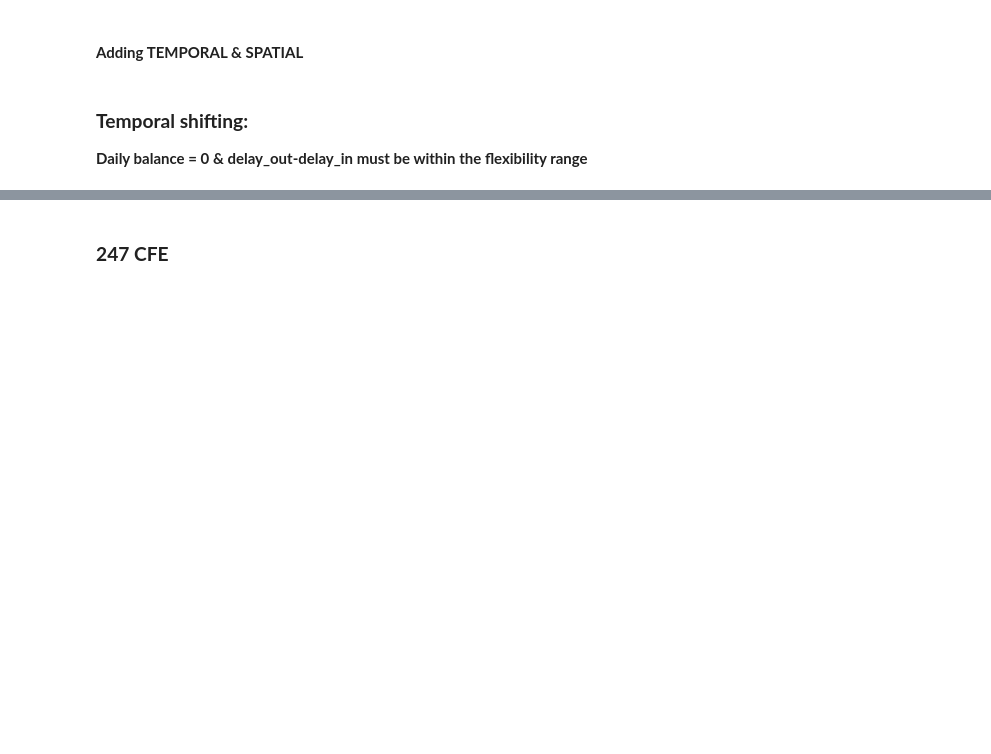
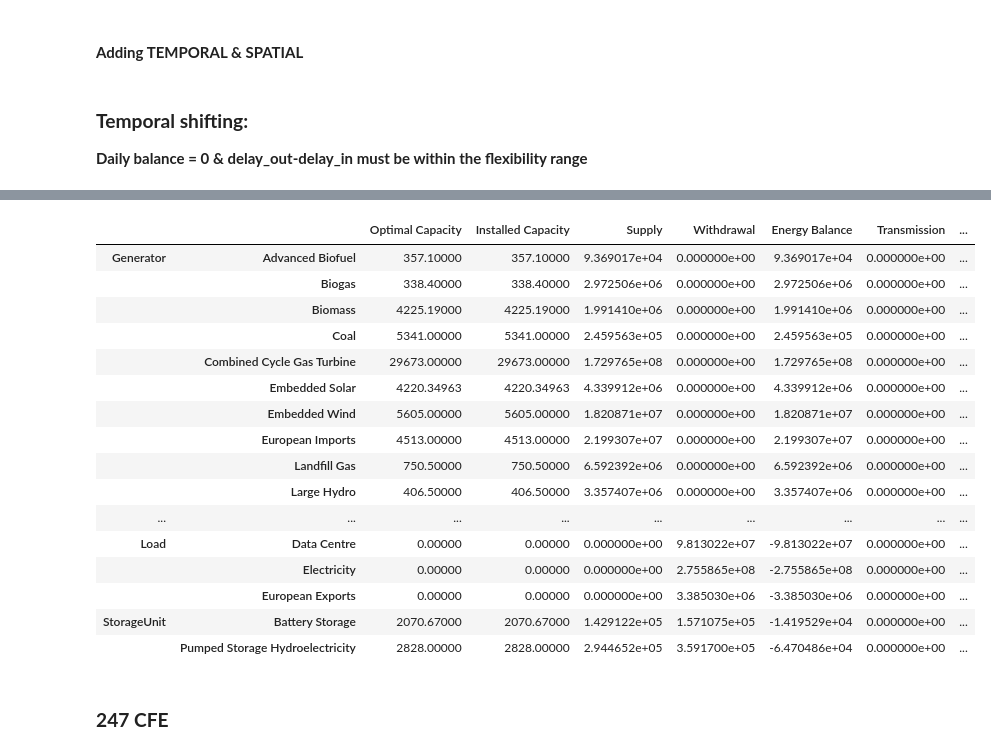
Before and after one commit to marta-uoe/PyPSA-GB-datacentres, a Jupyter notebook: notebooks/Martas_tests.ipynb, the cells around one changed output, grey strips where cells are left out. Cells and saved outputs as stored; diff of their text form; code cells hidden in the pictures; blank space fills up the shorter version.

```diff
--- a/notebooks/Martas_tests.ipynb
+++ b/notebooks/Martas_tests.ipynb
@@ -1608,3 +1432,23 @@ NameError: name 'test_network' is not defined
+# %%
+___.statistics()
+# %% [output]
+|  |  | Optimal Capacity | Installed Capacity | Supply | Withdrawal | Energy Balance | Transmission | ... |
+| Generator | Advanced Biofuel | 357.10000 | 357.10000 | 9.369017e+04 | 0.000000e+00 | 9.369017e+04 | 0.000000e+00 | ... |
+|  | Biogas | 338.40000 | 338.40000 | 2.972506e+06 | 0.000000e+00 | 2.972506e+06 | 0.000000e+00 | ... |
+|  | Biomass | 4225.19000 | 4225.19000 | 1.991410e+06 | 0.000000e+00 | 1.991410e+06 | 0.000000e+00 | ... |
+|  | Coal | 5341.00000 | 5341.00000 | 2.459563e+05 | 0.000000e+00 | 2.459563e+05 | 0.000000e+00 | ... |
+|  | Combined Cycle Gas Turbine | 29673.00000 | 29673.00000 | 1.729765e+08 | 0.000000e+00 | 1.729765e+08 | 0.000000e+00 | ... |
+|  | Embedded Solar | 4220.34963 | 4220.34963 | 4.339912e+06 | 0.000000e+00 | 4.339912e+06 | 0.000000e+00 | ... |
+|  | Embedded Wind | 5605.00000 | 5605.00000 | 1.820871e+07 | 0.000000e+00 | 1.820871e+07 | 0.000000e+00 | ... |
+|  | European Imports | 4513.00000 | 4513.00000 | 2.199307e+07 | 0.000000e+00 | 2.199307e+07 | 0.000000e+00 | ... |
+|  | Landfill Gas | 750.50000 | 750.50000 | 6.592392e+06 | 0.000000e+00 | 6.592392e+06 | 0.000000e+00 | ... |
+|  | Large Hydro | 406.50000 | 406.50000 | 3.357407e+06 | 0.000000e+00 | 3.357407e+06 | 0.000000e+00 | ... |
+| ... | ... | ... | ... | ... | ... | ... | ... | ... |
+| Load | Data Centre | 0.00000 | 0.00000 | 0.000000e+00 | 9.813022e+07 | -9.813022e+07 | 0.000000e+00 | ... |
+|  | Electricity | 0.00000 | 0.00000 | 0.000000e+00 | 2.755865e+08 | -2.755865e+08 | 0.000000e+00 | ... |
+|  | European Exports | 0.00000 | 0.00000 | 0.000000e+00 | 3.385030e+06 | -3.385030e+06 | 0.000000e+00 | ... |
+| StorageUnit | Battery Storage | 2070.67000 | 2070.67000 | 1.429122e+05 | 1.571075e+05 | -1.419529e+04 | 0.000000e+00 | ... |
+|  | Pumped Storage Hydroelectricity | 2828.00000 | 2828.00000 | 2.944652e+05 | 3.591700e+05 | -6.470486e+04 | 0.000000e+00 | ... |
 # %% [markdown]
 ### **247 CFE**
 # %%
```
Also changed, not shown: parts of 45 cells of this notebook, 2 other files.
